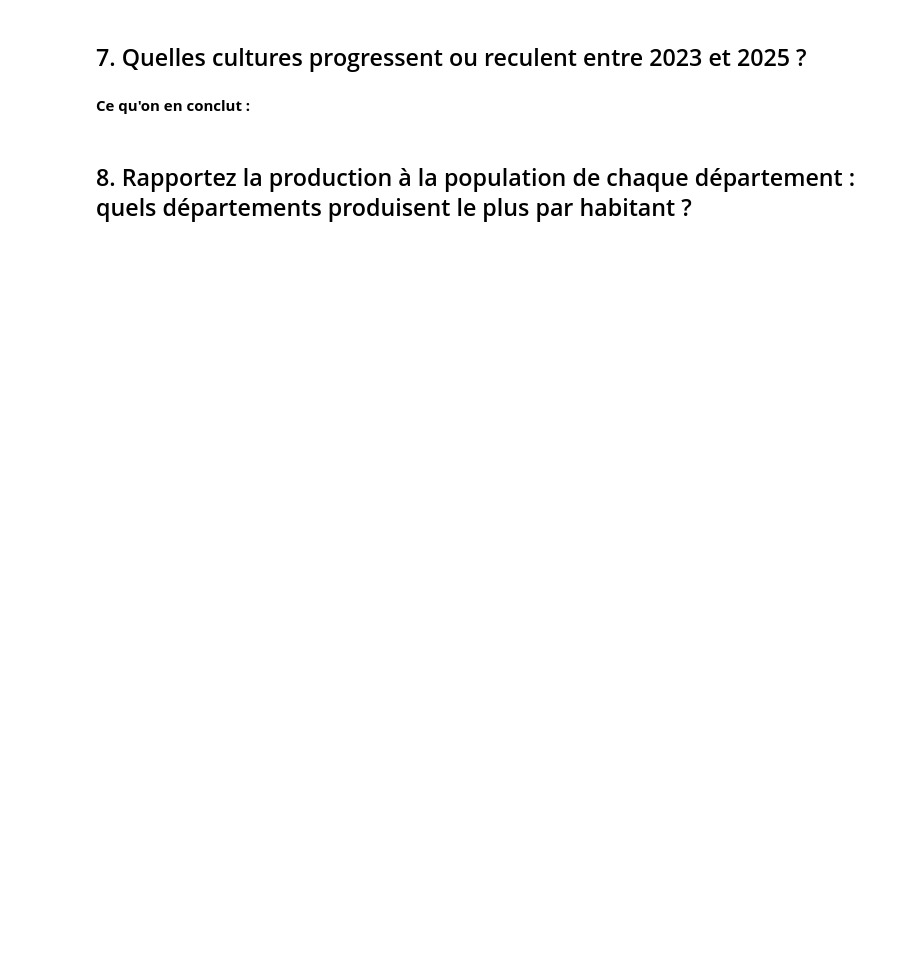
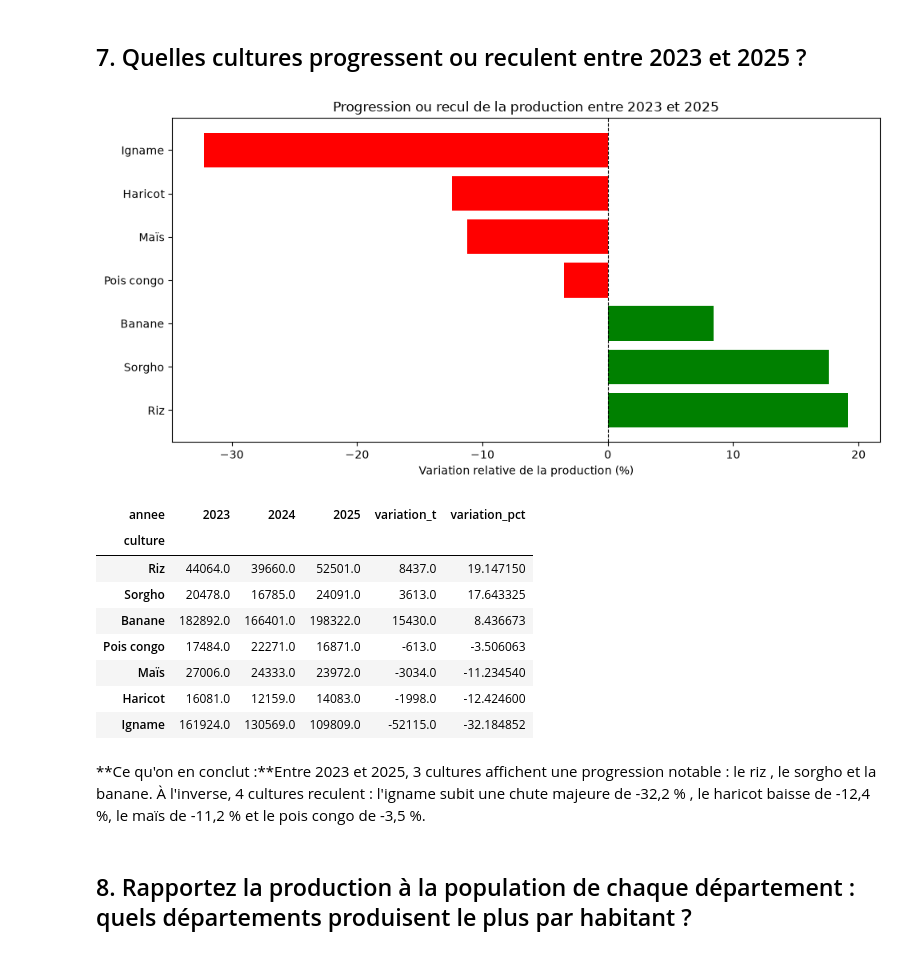
Before and after one commit to desirlloyd/projet-data-recoltes, a Jupyter notebook: exploration.ipynb, the cells around one changed output. Drawn from its saved outputs; the diff is of its cells as text; code cells hidden in the pictures; blank space fills up the shorter version.

```diff
--- a/exploration.ipynb
+++ b/exploration.ipynb
@@ -251,6 +283,33 @@ Les meilleurs rendements varient selon l'adaptation géographique des plantes :
 # %% [markdown]
 ## 7. Quelles cultures progressent ou reculent entre 2023 et 2025 ?
+# %%
+evol = complet.groupby(['culture', 'annee'])['production_t'].sum().unstack()
+evol['variation_t'] = evol[2025] - evol[2023]
+evol['variation_pct'] = (evol['variation_t'] / evol[2023]) * 100
+evol = evol.sort_values(by='variation_pct', ascending=False)
+
+plt.figure(figsize=(10, 5))
+couleurs = ['green' if x >= 0 else 'red' for x in evol['variation_pct']]
+plt.barh(evol.index, evol['variation_pct'], color=couleurs)
+plt.axvline(0, color='black', linestyle='--', linewidth=0.8)
+plt.xlabel("Variation relative de la production (%)")
+plt.title("Progression ou recul de la production entre 2023 et 2025")
+plt.tight_layout()
+plt.show()
+
+display(evol[[2023, 2024, 2025, 'variation_t', 'variation_pct']])
+# %% [output]
+[figure, added]
+| annee | 2023 | 2024 | 2025 | variation_t | variation_pct |
+| culture |  |  |  |  |  |
+| Riz | 44064.0 | 39660.0 | 52501.0 | 8437.0 | 19.147150 |
+| Sorgho | 20478.0 | 16785.0 | 24091.0 | 3613.0 | 17.643325 |
+| Banane | 182892.0 | 166401.0 | 198322.0 | 15430.0 | 8.436673 |
+| Pois congo | 17484.0 | 22271.0 | 16871.0 | -613.0 | -3.506063 |
+| Maïs | 27006.0 | 24333.0 | 23972.0 | -3034.0 | -11.234540 |
+| Haricot | 16081.0 | 12159.0 | 14083.0 | -1998.0 | -12.424600 |
+| Igname | 161924.0 | 130569.0 | 109809.0 | -52115.0 | -32.184852 |
 # %% [markdown]
-**Ce qu'on en conclut :**
+**Ce qu'on en conclut :**Entre 2023 et 2025, 3 cultures affichent une progression notable : le riz , le sorgho et la banane. À l'inverse, 4 cultures reculent : l'igname subit une chute majeure de -32,2 % , le haricot baisse de -12,4 %, le maïs de -11,2 % et le pois congo de -3,5 %.
 # %% [markdown]
 ## 8. Rapportez la production à la population de chaque département : quels départements produisent le plus par habitant ?
```
Also changed, not shown: parts of 5 cells of this notebook.
